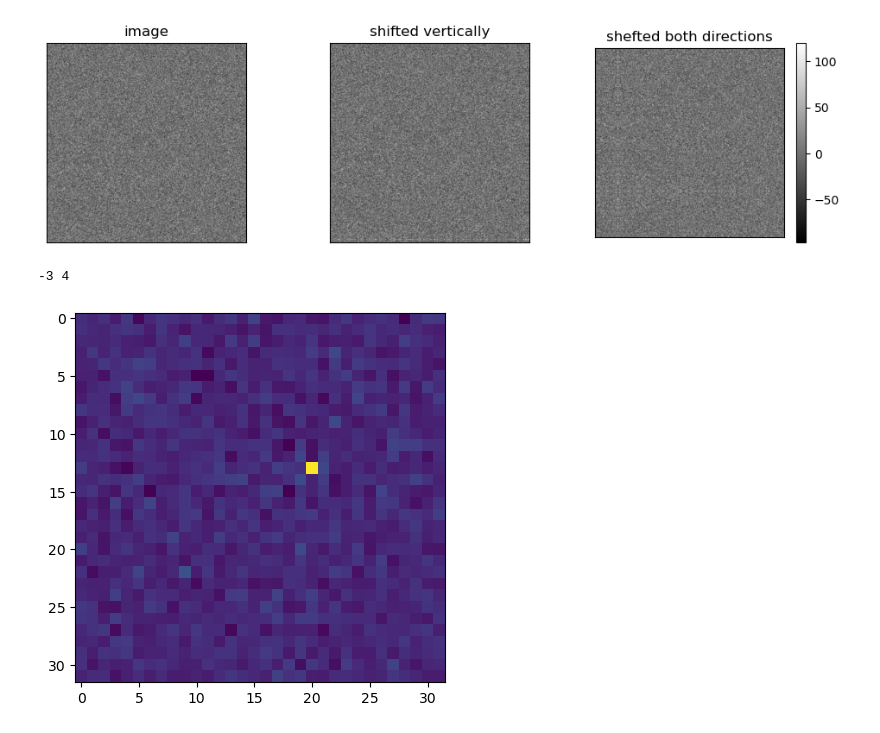
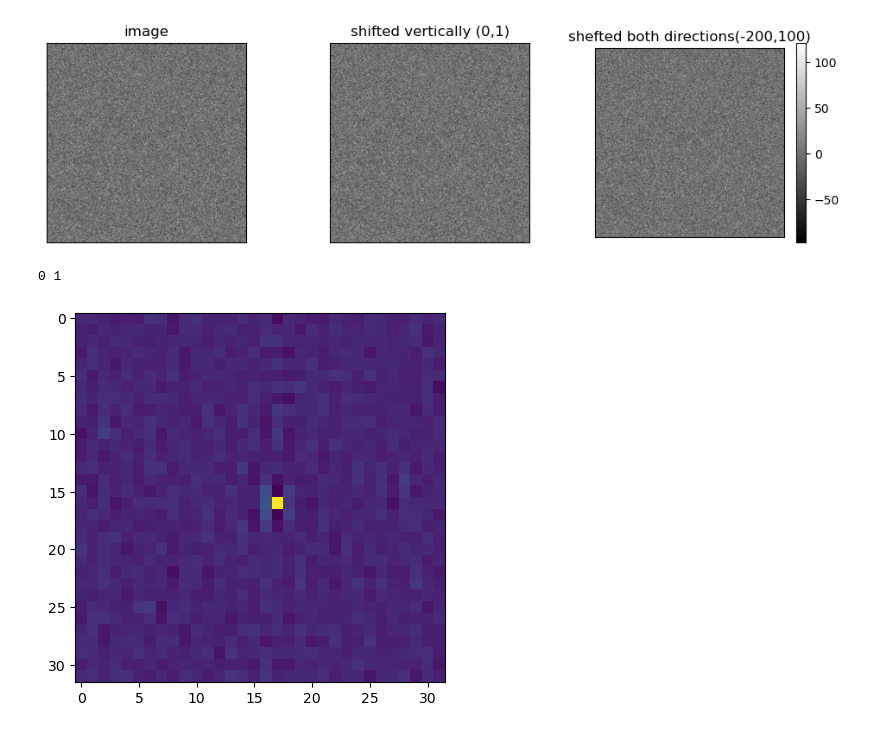
Before and after one commit to demamorad/code-imagrshift, a Jupyter notebook: imageshift.ipynb, the cells around one changed output. Cells and saved outputs as stored; diff of their text form; code cells hidden in the pictures.

```diff
--- a/imageshift.ipynb
+++ b/imageshift.ipynb
@@ -14,9 +14,9 @@ impo_im= cv2.imread('pattern1.5M0.05 (2).png', cv2.IMREAD_UNCHANGED)
 image_mean=impo_im-mean(impo_im, axis=(0,1)) #equation 2
 image=image_mean[:, :, 0]
 #shift image vertically
-image_shifted_vertically = shift(image,shift= (-12, -8),mode='reflect')
+image_shifted_vertically = shift(image,shift= (0, 1),mode='reflect')
 
-image_shifted_both_directions = shift(image, (-200, 100),mode='reflect')
+image_shifted_both_directions = shift(image, (100, 4))#,mode='reflect')
 # %%
 #plot images
 # Set a larger figure size
@@ -30,15 +30,15 @@ plt.title('image'), plt.xticks([]), plt.yticks([])
 # Plotting phase spectrum
 plt.subplot(1, 3, 2)
 plt.imshow(image_shifted_vertically, cmap='gray')  # 'hsv' colormap for phase
-plt.title('shifted vertically'), plt.xticks([]), plt.yticks([])
+plt.title('shifted vertically (0,1)'), plt.xticks([]), plt.yticks([])
 #colorbar()
 
 # Plotting phase spectrum
 plt.subplot(1, 3, 3)
 plt.imshow(image_shifted_both_directions, cmap='gray')  # 'hsv' colormap for phase
-plt.title('shefted both directions'), plt.xticks([]), plt.yticks([])
+plt.title('shefted both directions(-200,100)'), plt.xticks([]), plt.yticks([])
 colorbar()
 
 plt.show()
 # %% [output]
-[figure, old version]
+[figure, new version]
@@ -65,15 +62,15 @@ def correlate2d(image1, image2):
 # %%
 ia = image[:32,:32]
 plt.imshow(ia)
-ib = shift(ia,shift= (-3, 4),mode='reflect') #(shift in x, shift in y)
-plt.imshow(ib)
+ib =image_shifted_vertically[:32, :32]#shift(ia,shift= (-3, 4),mode='reflect') #(shift in x, shift in y)
+
 R = correlate2d(ib,ia)
 plt.imshow(real(R))
 i,j = unravel_index(R.argmax(),R.shape)
 print(i-16,j-16) #relative to the center of the image
 # %% [output]
--3 4
+0 1
-[figure, old version]
+[figure, new version]
 # %%
 # Get the shape of the image array
 rows, cols = ia.shape
```
Also changed, not shown: parts of 9 cells of this notebook.
